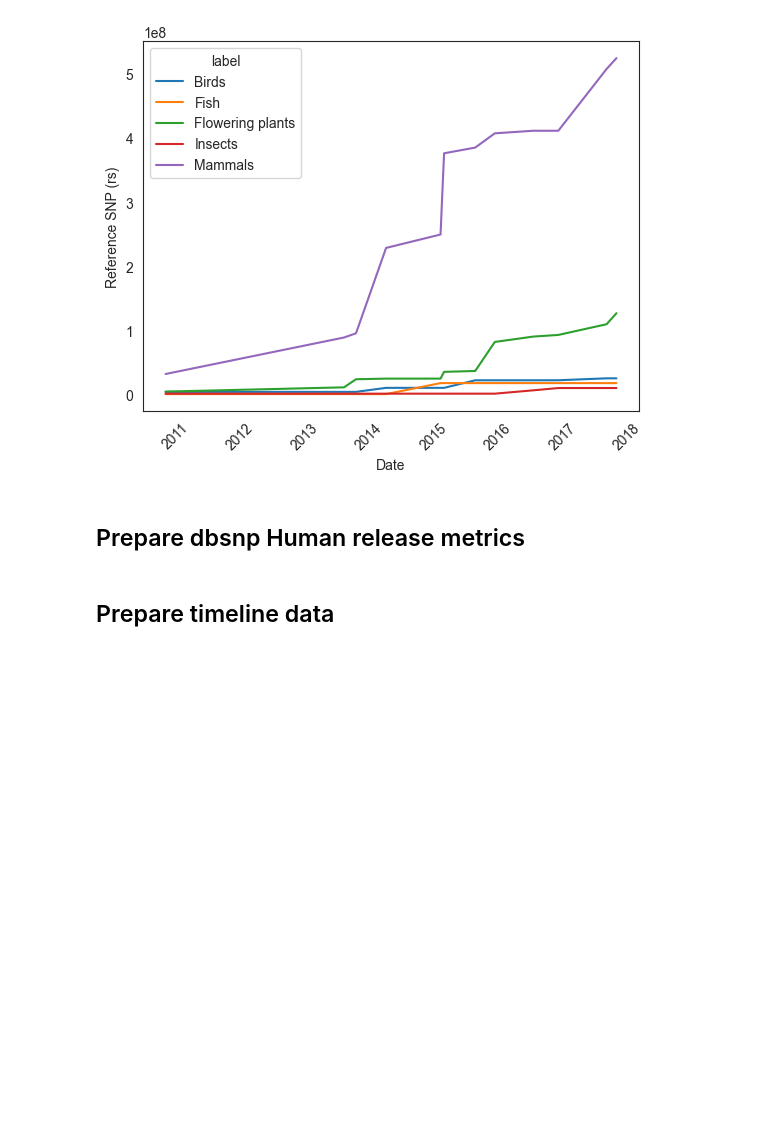
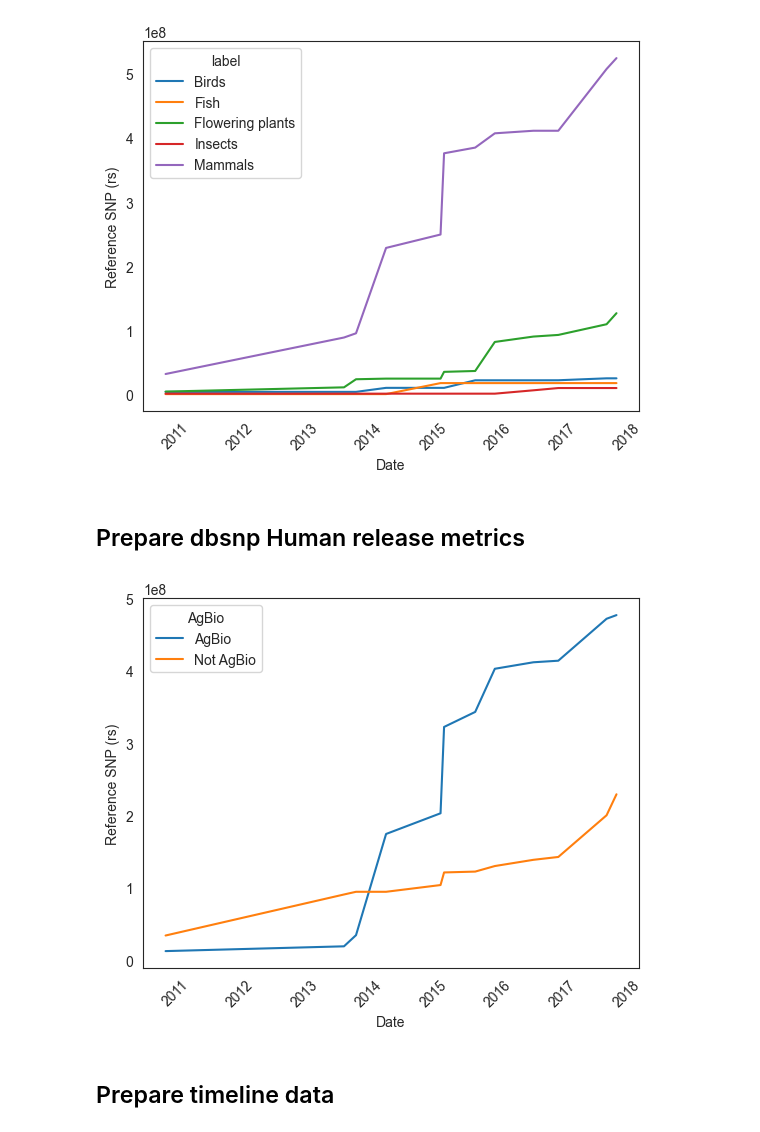
Before and after one commit to EBIvariation/eva-tasks, a Jupyter notebook: tasks/eva_3868/release_metrics.ipynb, the cells around one changed output. Saved outputs shown, nothing was run; the diff lists cells and outputs as text; code cells hidden in the pictures; blank space fills up the shorter version.

```diff
--- a/tasks/eva_3868/release_metrics.ipynb
+++ b/tasks/eva_3868/release_metrics.ipynb
@@ -93,22 +105,20 @@ with open('dbsnp_non_human_builds.tsv') as open_file:
         metrics.append(record)
 
 metrics = add_lineage_names(metrics)
-df = pd.DataFrame(metrics)
-df['Date'] = pd.to_datetime(df['Date'], dayfirst=True)
-df = df.sort_values('Date')
-# df.loc(df['class'] == 'Magnoliopsida')
-organism_info = df[['Organism', 'class', 'taxonomyId']].drop_duplicates().set_index('taxonomyId')
+dbsnp_raw_metrics = pd.DataFrame(metrics)
+dbsnp_raw_metrics['Date'] = pd.to_datetime(dbsnp_raw_metrics['Date'], dayfirst=True)
+dbsnp_raw_metrics = dbsnp_raw_metrics.sort_values('Date')
+organism_info = dbsnp_raw_metrics[['Organism', 'class', 'taxonomyId']].drop_duplicates().set_index('taxonomyId')
 
 # Pivot the table: rows = dates, columns = organisms, values = Reference SNP (rs)
-pivot_df = df.pivot(index='Date', columns='taxonomyId', values='Reference SNP (rs)')
+pivot_df = dbsnp_raw_metrics.pivot(index='Date', columns='taxonomyId', values='Reference SNP (rs)')
 
 # Forward fill missing values by organism (columns)
 pivot_df_ffill = pivot_df.ffill()
 pivot_df_ffill.fillna(0, inplace=True)
-# Optionally, convert back to long format
+
 filled_df = pivot_df_ffill.reset_index().melt(id_vars='Date', var_name='taxonomyId', value_name='Reference SNP (rs)')
 filled_df = filled_df.merge(organism_info, left_on='taxonomyId', right_index=True, how='left')
-
 filled_df = filled_df.sort_values(['Date', 'Organism']).reset_index(drop=True)
 
 filled_df['label'] = filled_df['class']
@@ -118,12 +128,12 @@ accepted_classes = {'Aves': 'Birds','Insecta':'Insects','Actinopteri': 'Fish','M
 #
 # Check ~ which somehow means "NOT IN" in pandas
 filled_df.loc[~filled_df['label'].isin(accepted_classes), 'label'] = 'Others'
-filled_df = filled_df.replace({'label': accepted_classes})
+dbsnp_cumsum_metrics = filled_df.replace({'label': accepted_classes})
 
-filled_df = filled_df[filled_df.label != 'Others']
+dbsnp_cumsum_metrics = dbsnp_cumsum_metrics[dbsnp_cumsum_metrics.label != 'Others']
 
 # Group by class and releaseDate to add up all rs from a specific class
-dbsnp_non_human_metrics = filled_df.groupby(['label', 'Date'])[["Reference SNP (rs)"]].sum().reset_index()
+dbsnp_non_human_metrics = dbsnp_cumsum_metrics.groupby(['label', 'Date'])[["Reference SNP (rs)"]].sum().reset_index()
 dbsnp_non_human_metrics['source'] = 'dbSNP'
 g2 = seaborn.lineplot(data=dbsnp_non_human_metrics, x='Date', y='Reference SNP (rs)', hue='label')
 g2.tick_params(axis='x', rotation=45)
@@ -132,6 +142,16 @@ g2.grid(False)
 [figure]
 # %% [markdown]
 ## Prepare dbsnp Human release metrics
+# %%
+dbsnp_cumsum_metrics['AgBio'] = 'Not AgBio'
+dbsnp_cumsum_metrics.loc[dbsnp_cumsum_metrics['Organism'].isin(agbio_species_names), 'AgBio'] = 'AgBio'
+dbsnp_metrics_per_agbio = dbsnp_cumsum_metrics.groupby(['AgBio', 'Date'])[["Reference SNP (rs)"]].sum().reset_index()
+dbsnp_metrics_per_agbio['source'] = 'dbSNP'
+g2 = seaborn.lineplot(data=dbsnp_metrics_per_agbio, x='Date', y='Reference SNP (rs)', hue='AgBio')
+g2.tick_params(axis='x', rotation=45)
+g2.grid(False)
+# %% [output]
+[figure, added]
 # %%
 
 dbsnp_human_metrics = pd.read_csv('dbsnp_human_release_metrics_per_year.tsv', sep='\t')
```
Also changed, not shown: parts of 10 cells of this notebook.
